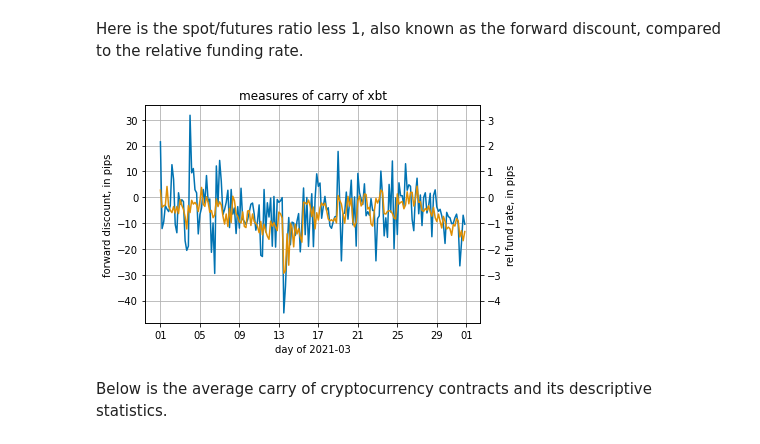
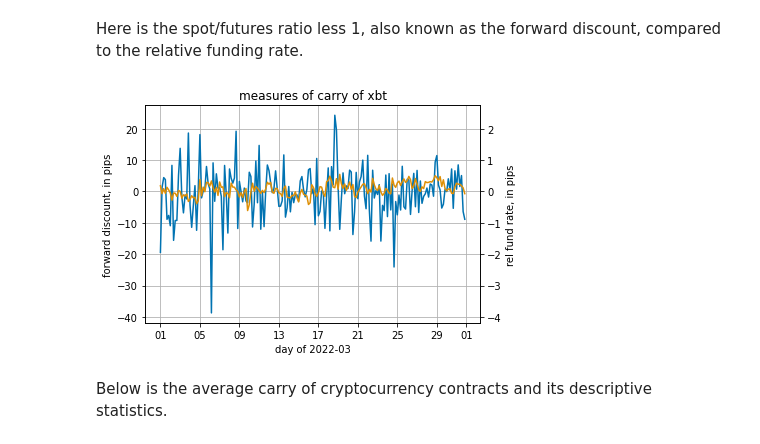
Before and after one commit to ipozdeev/crypto-fx-strategies, a Jupyter notebook: walkthrough.ipynb, the cells around one changed output. Cells and saved outputs as stored; diff of their text form; code cells hidden in the pictures.

Commit message:
update charts

```diff
--- a/walkthrough.ipynb
+++ b/walkthrough.ipynb
@@ -270,33 +272,33 @@ Here is the spot/futures ratio less 1, also known as the forward discount, compa
 # %%
 fwd_d = (data_s / data_p - 1)
 
 c_ = "xbt"
-m_ = "2021-03"
+m_ = "2022-03"
 
 to_plot = pd.concat((fwd_d.loc[m_, c_], carry.loc[m_, c_]),
                     axis=1, keys=["fwd-disc", "rel-fund"]) * 10000
 
 # plot on two axes, style
 ax = sns.lineplot(data=to_plot["fwd-disc"], color=sns.color_palette("colorblind")[0])
 ax2 = ax.twinx()
 sns.lineplot(data=to_plot["rel-fund"], color=sns.color_palette("colorblind")[1], ax=ax2)
 ax2.set_ylim(np.array(ax.get_ylim()) / 10)
 ax2.set_yticks(ax.get_yticks() / 10)
 ax2.set_ylim(np.array(ax.get_ylim()) / 10)
 
 ax.xaxis.set_major_formatter(DateFormatter("%d"))
 
 ax.grid(axis="both")
 
 ax.set_title(f"measures of carry of {c_}")
 
 ax.set_ylabel("forward discount, in pips")
 ax2.set_ylabel("rel fund rate, in pips")
 ax.set_xlabel(f"day of {m_}", visible=True)
 
 plt.show()
 # %% [output]
-[figure, old version]
+[figure, new version]
 # %% [markdown]
 Below is the average carry of cryptocurrency contracts and its descriptive statistics.
 # %%
```
Also changed, not shown: parts of 18 cells of this notebook, 1 other file.
